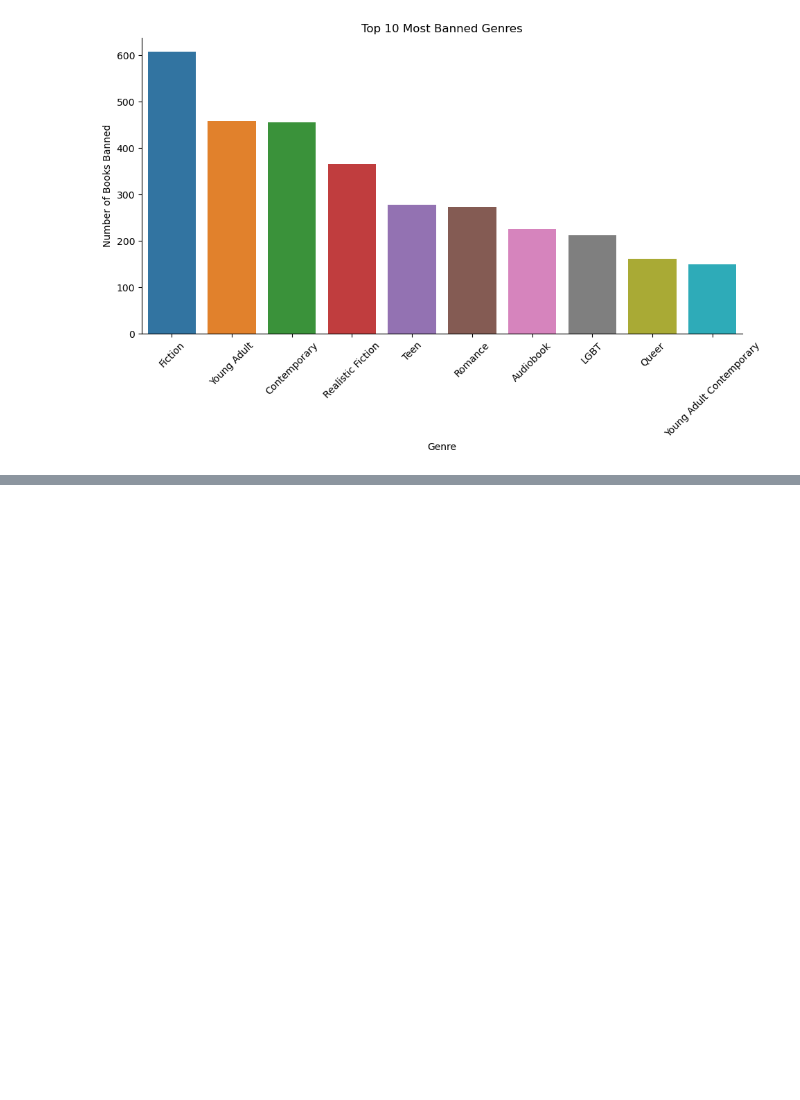
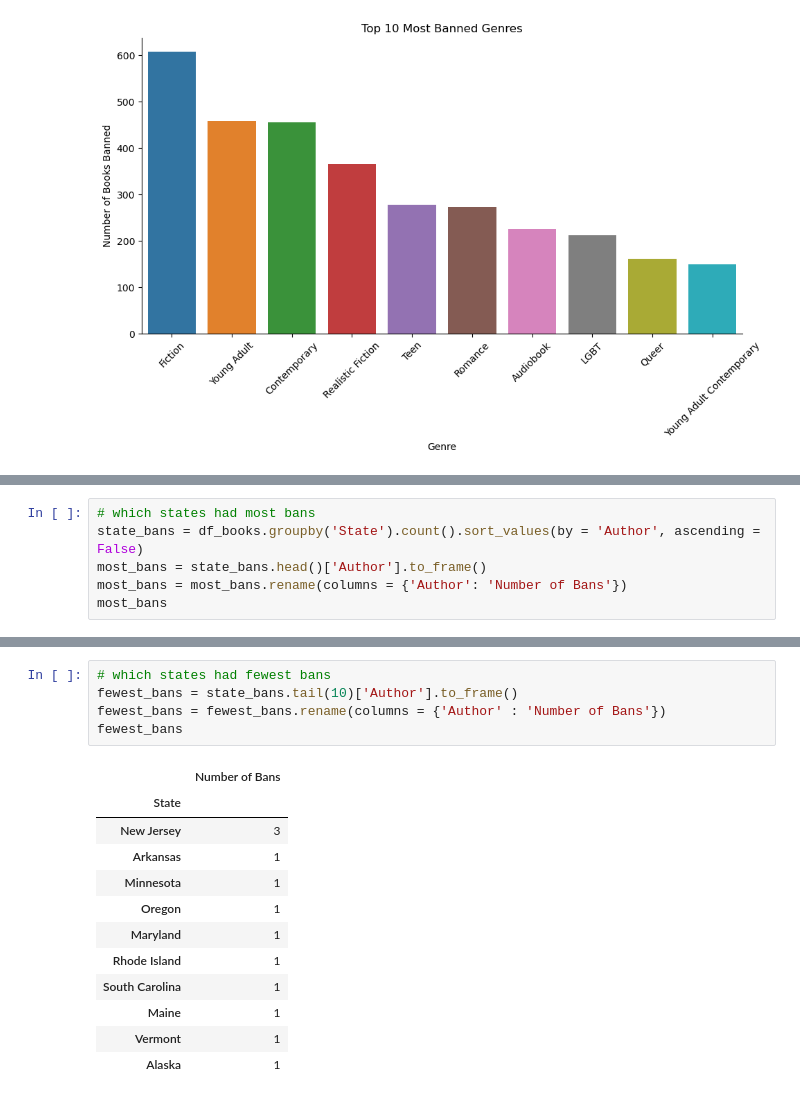
Before and after one commit to yashadoddabele/bannedbooks_project, a Jupyter notebook: bannedbooks.ipynb, the cells around one changed output, grey strips where cells are left out. Cells and saved outputs as stored; diff of their text form; blank space fills up the shorter version.

Commit message:
preliminary state analysis

```diff
--- a/bannedbooks.ipynb
+++ b/bannedbooks.ipynb
@@ -146,0 +154,6 @@ plt.show()
+# %%
+# which states had most bans
+state_bans = df_books.groupby('State').count().sort_values(by = 'Author', ascending = False)
+most_bans = state_bans.head()['Author'].to_frame()
+most_bans = most_bans.rename(columns = {'Author': 'Number of Bans'})
+most_bans
@@ -146,0 +168,18 @@ plt.show()
+# %%
+# which states had fewest bans
+fewest_bans = state_bans.tail(10)['Author'].to_frame()
+fewest_bans = fewest_bans.rename(columns = {'Author' : 'Number of Bans'})
+fewest_bans
+# %% [output]
+|  | Number of Bans |
+| State |  |
+| New Jersey | 3 |
+| Arkansas | 1 |
+| Minnesota | 1 |
+| Oregon | 1 |
+| Maryland | 1 |
+| Rhode Island | 1 |
+| South Carolina | 1 |
+| Maine | 1 |
+| Vermont | 1 |
+| Alaska | 1 |
```
Also changed, not shown: parts of 7 cells of this notebook.
